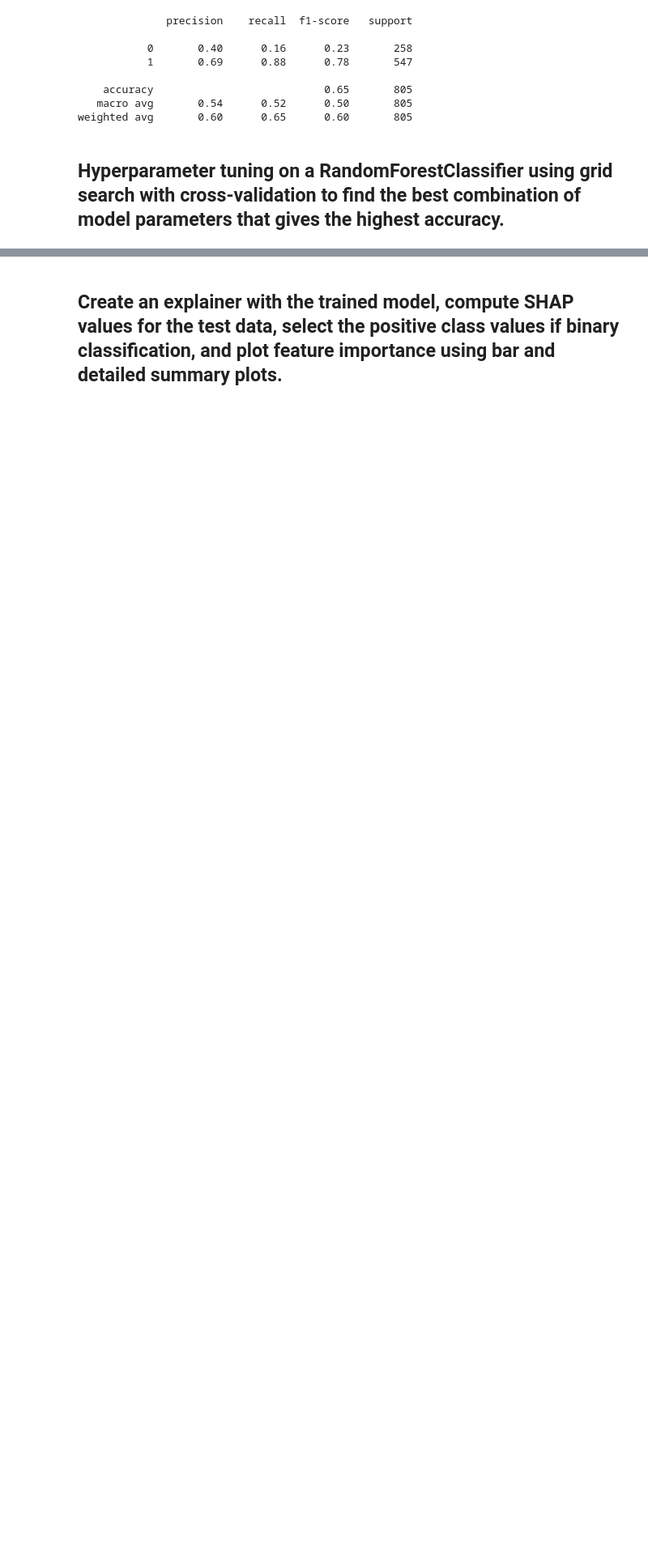
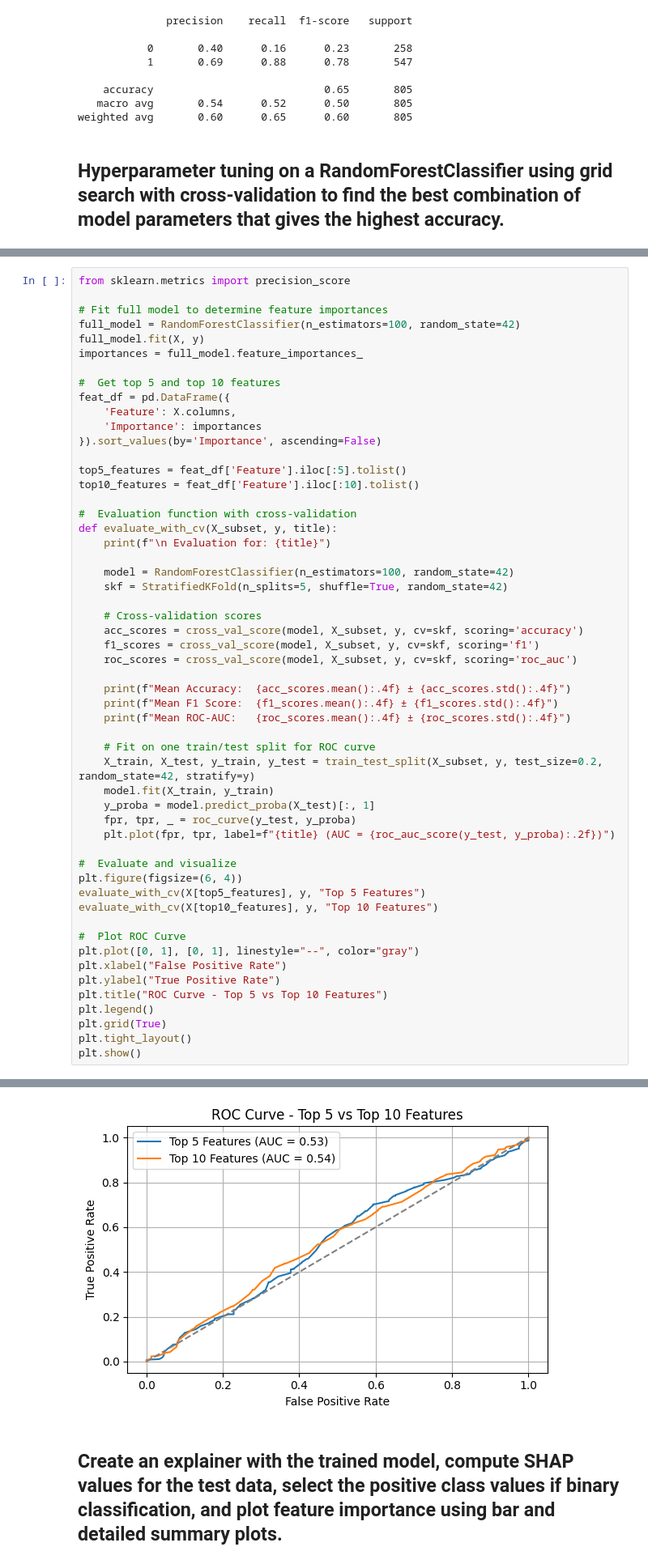
Before and after one commit to MichaelYemane707/breast_cancer_prediction, a Jupyter notebook: RandomForestClassifier.ipynb, the cells around one changed output, grey strips where cells are left out. Shown: that part at 81% size. Saved outputs shown, nothing was run; the diff lists cells and outputs as text; blank space fills up the shorter version.

```diff
--- a/RandomForestClassifier.ipynb
+++ b/RandomForestClassifier.ipynb
@@ -259,3 +256,58 @@ Best Hyperparameters:
     accuracy                           0.68       805
    macro avg       0.57      0.51      0.45       805
 weighted avg       0.61      0.68      0.58       805
+# %%
+from sklearn.metrics import precision_score
+
+# Fit full model to determine feature importances
+full_model = RandomForestClassifier(n_estimators=100, random_state=42)
+full_model.fit(X, y)
+importances = full_model.feature_importances_
+
+#  Get top 5 and top 10 features
+feat_df = pd.DataFrame({
+    'Feature': X.columns,
+    'Importance': importances
+}).sort_values(by='Importance', ascending=False)
+
+top5_features = feat_df['Feature'].iloc[:5].tolist()
+top10_features = feat_df['Feature'].iloc[:10].tolist()
+
+#  Evaluation function with cross-validation
+def evaluate_with_cv(X_subset, y, title):
+    print(f"\n Evaluation for: {title}")
+
+    model = RandomForestClassifier(n_estimators=100, random_state=42)
+    skf = StratifiedKFold(n_splits=5, shuffle=True, random_state=42)
+
+    # Cross-validation scores
+    acc_scores = cross_val_score(model, X_subset, y, cv=skf, scoring='accuracy')
+    f1_scores = cross_val_score(model, X_subset, y, cv=skf, scoring='f1')
+    roc_scores = cross_val_score(model, X_subset, y, cv=skf, scoring='roc_auc')
+
+    print(f"Mean Accuracy:  {acc_scores.mean():.4f} ± {acc_scores.std():.4f}")
+    print(f"Mean F1 Score:  {f1_scores.mean():.4f} ± {f1_scores.std():.4f}")
+    print(f"Mean ROC-AUC:   {roc_scores.mean():.4f} ± {roc_scores.std():.4f}")
+
+    # Fit on one train/test split for ROC curve
+    X_train, X_test, y_train, y_test = train_test_split(X_subset, y, test_size=0.2, random_state=42, stratify=y)
+    model.fit(X_train, y_train)
+    y_proba = model.predict_proba(X_test)[:, 1]
+    fpr, tpr, _ = roc_curve(y_test, y_proba)
+    plt.plot(fpr, tpr, label=f"{title} (AUC = {roc_auc_score(y_test, y_proba):.2f})")
+
+#  Evaluate and visualize
+plt.figure(figsize=(6, 4))
+evaluate_with_cv(X[top5_features], y, "Top 5 Features")
+evaluate_with_cv(X[top10_features], y, "Top 10 Features")
+
+#  Plot ROC Curve
+plt.plot([0, 1], [0, 1], linestyle="--", color="gray")
+plt.xlabel("False Positive Rate")
+plt.ylabel("True Positive Rate")
+plt.title("ROC Curve - Top 5 vs Top 10 Features")
+plt.legend()
+plt.grid(True)
+plt.tight_layout()
+plt.show()
+# %% [output]
@@ -262,3 +323,4 @@ weighted avg       0.61      0.68      0.58       805
+[figure, added]
 # %% [markdown]
 ## Create an explainer with the trained model, compute SHAP values for the test data, select the positive class values if binary classification, and plot feature importance using bar and detailed summary plots.
 # %%
```
Also changed, not shown: parts of 15 cells of this notebook.
